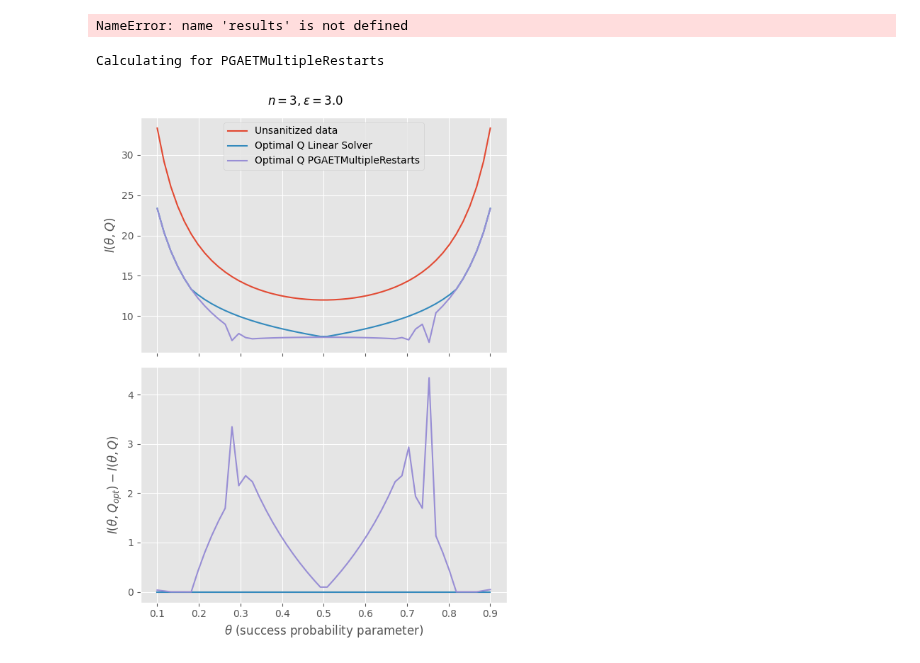
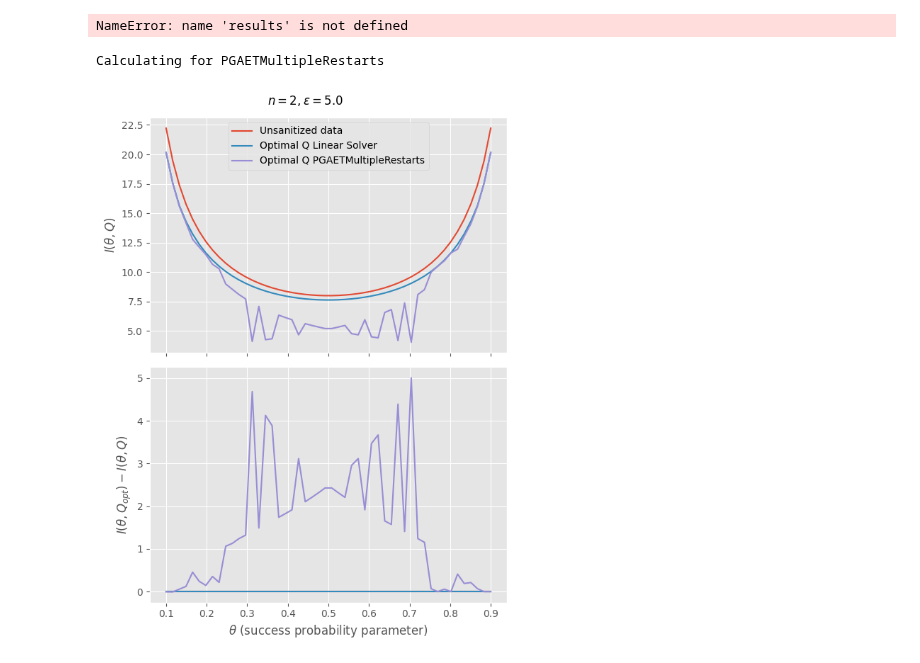
Before and after one commit to MatejVe/locally_efficient_differential_privacy, a Jupyter notebook: pgaet_multiple_restarts.ipynb, the cells around one changed output. Cells and saved outputs as stored; diff of their text form; code cells hidden in the pictures.

```diff
--- a/pgaet_multiple_restarts.ipynb
+++ b/pgaet_multiple_restarts.ipynb
@@ -78,7 +112,7 @@ plt.show()
 # %% [output]
 NameError: name 'results' is not defined
 # %%
-DP_tester.compare_fisher_multiple_solvers([PGAETMultipleRestarts()], 3, 3.0)
+DP_tester.compare_fisher_multiple_solvers([PGAETMultipleRestarts(n_restarts=5)], 2, 5.0)
 # %% [output]
 Calculating for PGAETMultipleRestarts
-[figure, old version]
+[figure, new version]
```
Also changed, not shown: parts of 7 cells of this notebook, 4 other files.
